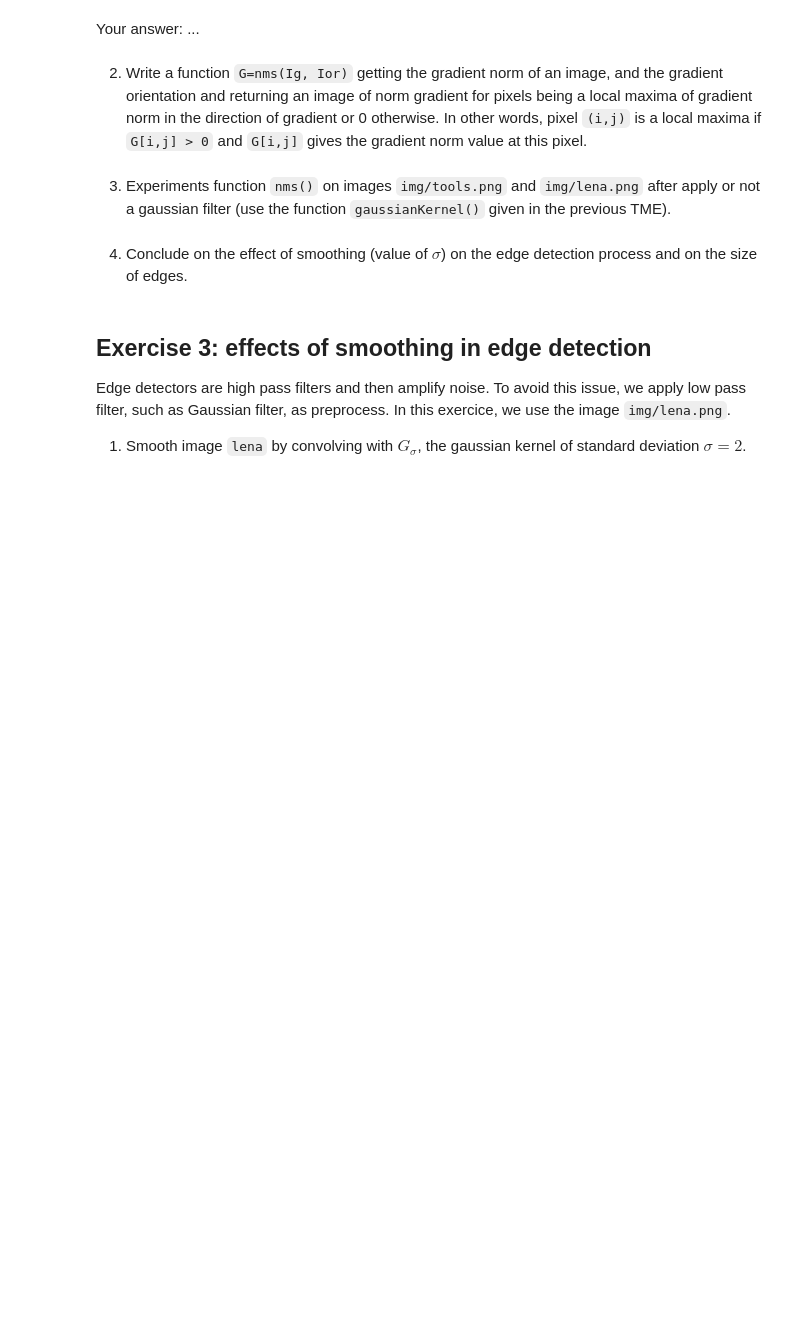
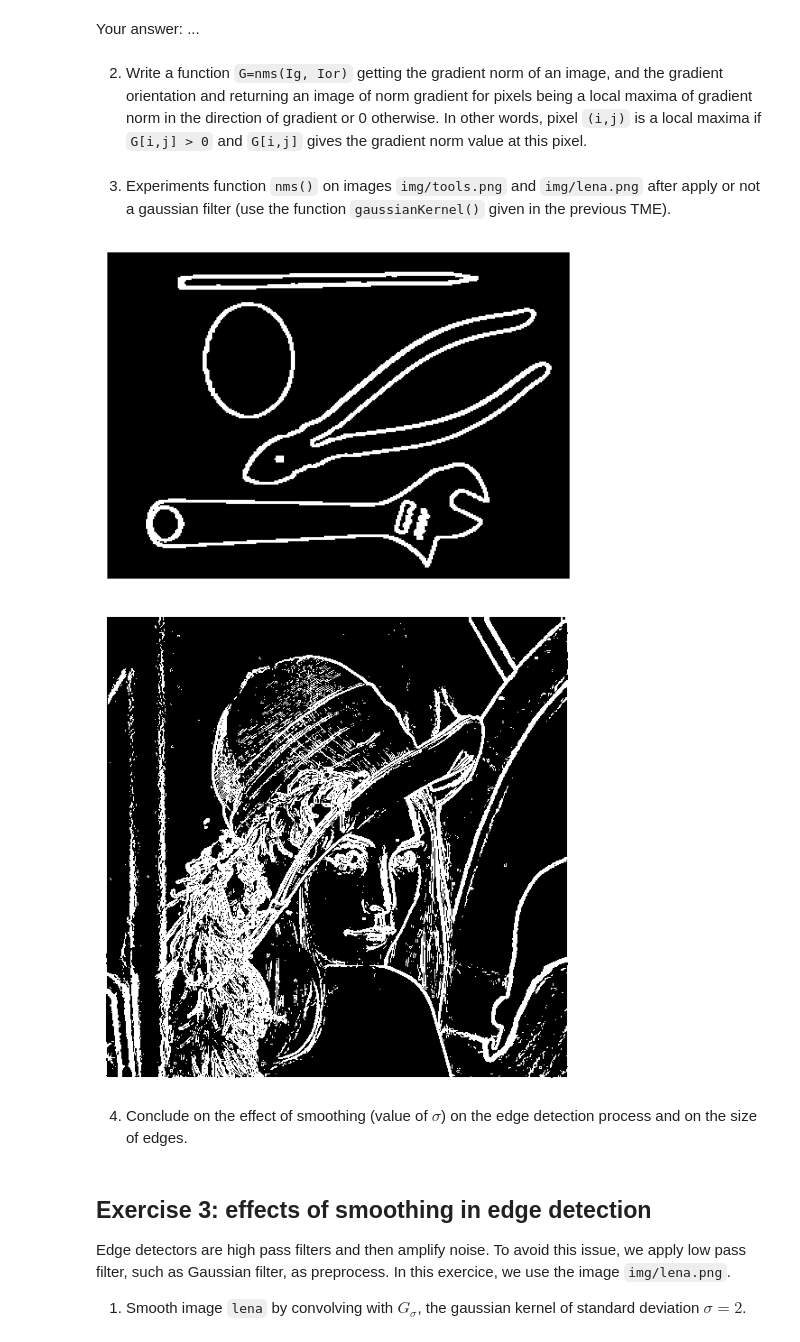
Before and after one commit to ZHANGzhile/BIMA, a Jupyter notebook: TME5/TME5.ipynb, the cells around one changed output. Saved outputs shown, nothing was run; the diff lists cells and outputs as text; code cells hidden in the pictures; blank space fills up the shorter version.

```diff
--- a/TME5/TME5.ipynb
+++ b/TME5/TME5.ipynb
@@ -160,2 +183,22 @@ def nms(Ig, Ior):
+# %%
+def nms(Ig, Ior):
+    """ Array**2 -> Array """
+    n, m = Ig.shape
+    I_nms = Ig.copy()
+    for i in range(1, n - 1):
+        for j in range(1, m - 1):
+            if Ior[i, j] == 1:
+                if Ig[i, j] < Ig[i, j - 1] or Ig[i, j] < Ig[i, j + 1]:
+                    I_nms[i, j] = 0
+            elif Ior[i, j] == 2:
+                if Ig[i, j] < Ig[i - 1, j + 1] or Ig[i, j] < Ig[i + 1, j - 1]:
+                    I_nms[i, j] = 0
+            elif Ior[i, j] == 3:
+                if Ig[i, j] < Ig[i - 1, j] or Ig[i, j] < Ig[i + 1, j]:
+                    I_nms[i, j] = 0
+            elif Ior[i, j] == 4:
+                if Ig[i, j] < Ig[i - 1, j - 1] or Ig[i, j] < Ig[i + 1, j + 1]:
+                    I_nms[i, j] = 0
+    return I_nms
 # %% [markdown]
 3. Experiments function `nms()` on images `img/tools.png` and `img/lena.png` after apply or not a gaussian filter (use the function `gaussianKernel()` given in the previous TME).
@@ -165,3 +205,21 @@ def nms(Ig, Ior):
+# %%
+%matplotlib inline
+### your answer below
+tools = np.array(Image.open('img/tools.png'))
+Ig, Ix, Iy = SobelDetector(tools, 70)
+orient = orientation(Ix, Iy, Ig)
+I_nms = nms(Ig, orient)
+imshow(I_nms)
+plt.show()
+
+Ig, Ix, Iy = SobelDetector(lena, 70)
+orient = orientation(Ix, Iy, Ig)
+I_nms = nms(Ig, orient)
+imshow(I_nms)
+plt.show()
+# %% [output]
+[figure, added]
+[figure, added]
 # %% [markdown]
 4. Conclude on the effect of smoothing (value of $\sigma$) on the edge detection process and on the size of edges.
 # %% [markdown]
```
Also changed, not shown: parts of 13 cells of this notebook.
